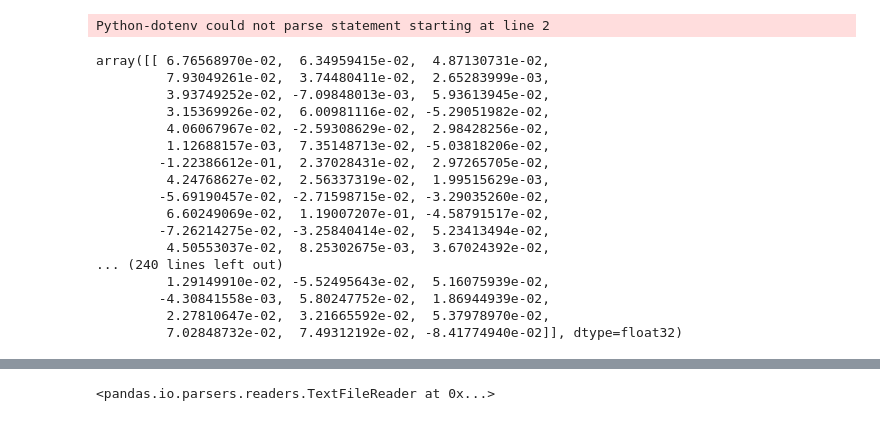
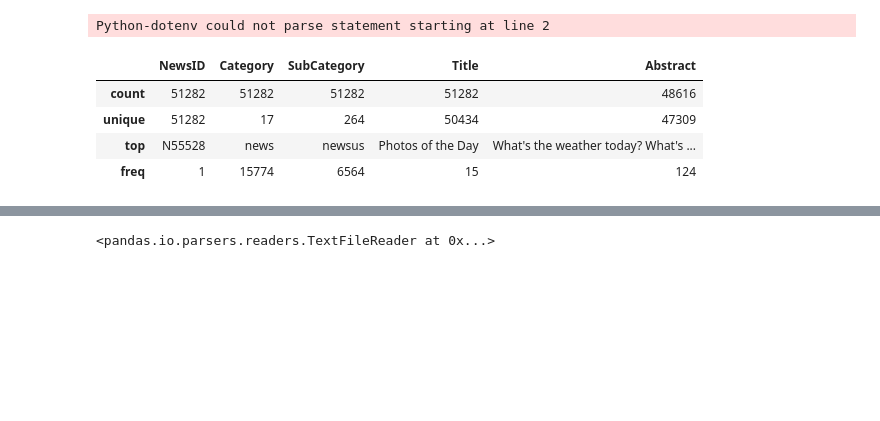
Before and after one commit to deepthiab/NewsRec, a Jupyter notebook: NewsEmbed.ipynb, the cells around one changed output, grey strips where cells are left out. Cells and saved outputs as stored; diff of their text form; code cells hidden in the pictures; blank space fills up the shorter version.

Commit message:
Updated NewsEmbed

```diff
--- a/NewsEmbed.ipynb
+++ b/NewsEmbed.ipynb
@@ -60,24 +61,11 @@ from sentence_transformers import SentenceTransformer
 
 def get_embeddings(articles, model=SentenceTransformer('all-MiniLM-L6-v2')):
    return model.encode(articles)
-# %%
-sentences = ["This is an example sentence", "Each sentence is converted"]
-get_embeddings(sentences)
-# %% [output]
-array([[ 6.76568970e-02,  6.34959415e-02,  4.87130731e-02,
-         7.93049261e-02,  3.74480411e-02,  2.65283999e-03,
-         3.93749252e-02, -7.09848013e-03,  5.93613945e-02,
-         3.15369926e-02,  6.00981116e-02, -5.29051982e-02,
-         4.06067967e-02, -2.59308629e-02,  2.98428256e-02,
-         1.12688157e-03,  7.35148713e-02, -5.03818206e-02,
-        -1.22386612e-01,  2.37028431e-02,  2.97265705e-02,
-         4.24768627e-02,  2.56337319e-02,  1.99515629e-03,
-        -5.69190457e-02, -2.71598715e-02, -3.29035260e-02,
-         6.60249069e-02,  1.19007207e-01, -4.58791517e-02,
-        -7.26214275e-02, -3.25840414e-02,  5.23413494e-02,
-         4.50553037e-02,  8.25302675e-03,  3.67024392e-02,
-... (240 lines left out)
-         1.29149910e-02, -5.52495643e-02,  5.16075939e-02,
-        -4.30841558e-03,  5.80247752e-02,  1.86944939e-02,
-         2.27810647e-02,  3.21665592e-02,  5.37978970e-02,
-         7.02848732e-02,  7.49312192e-02, -8.41774940e-02]], dtype=float32)
+# %%
+news_df.describe()
+# %% [output]
+|  | NewsID | Category | SubCategory | Title | Abstract |
+| count | 51282 | 51282 | 51282 | 51282 | 48616 |
+| unique | 51282 | 17 | 264 | 50434 | 47309 |
+| top | N55528 | news | newsus | Photos of the Day | What's the weather today? What's ... |
+| freq | 1 | 15774 | 6564 | 15 | 124 |
```
Also changed, not shown: parts of 12 cells of this notebook, 4 other files.
